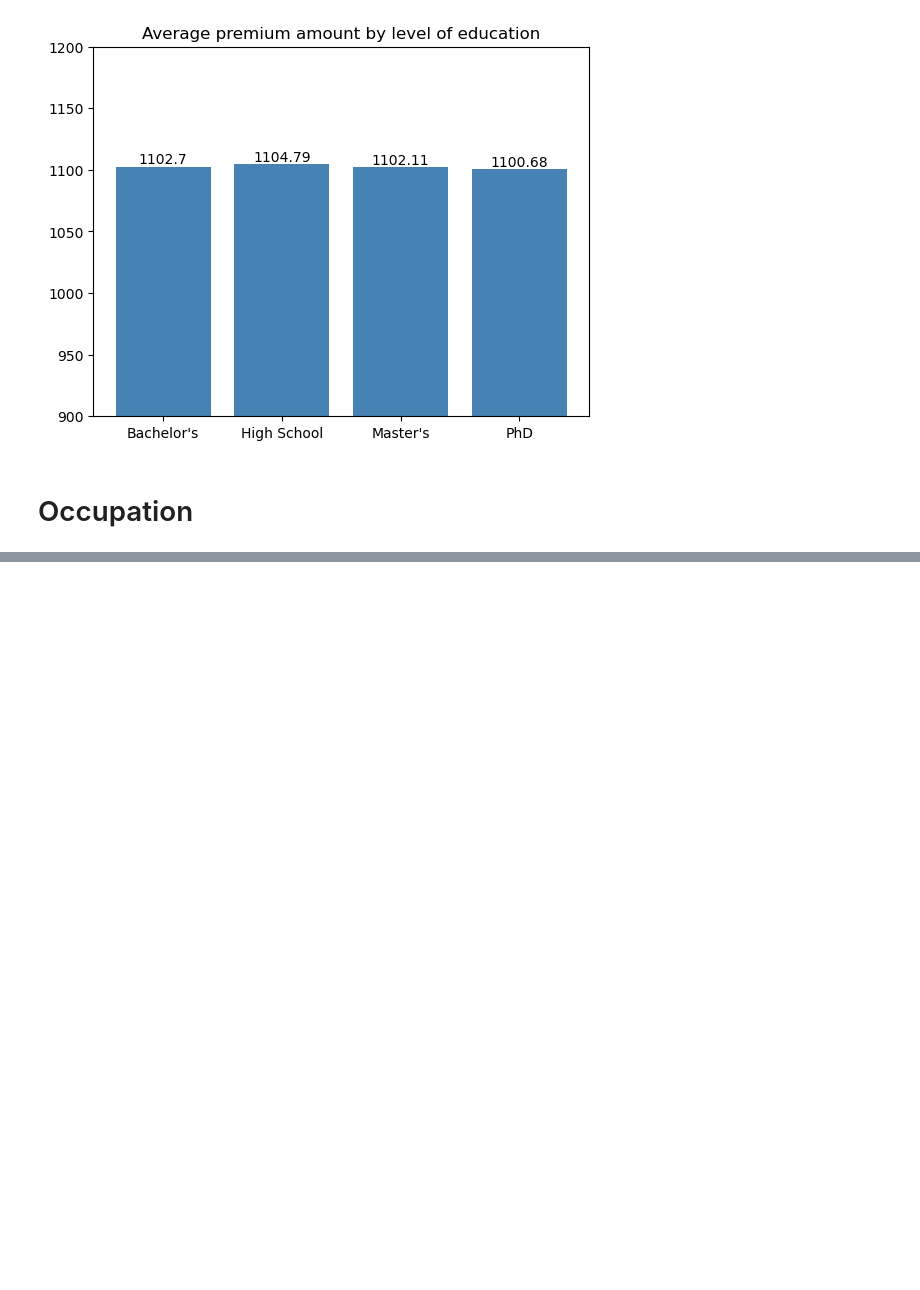
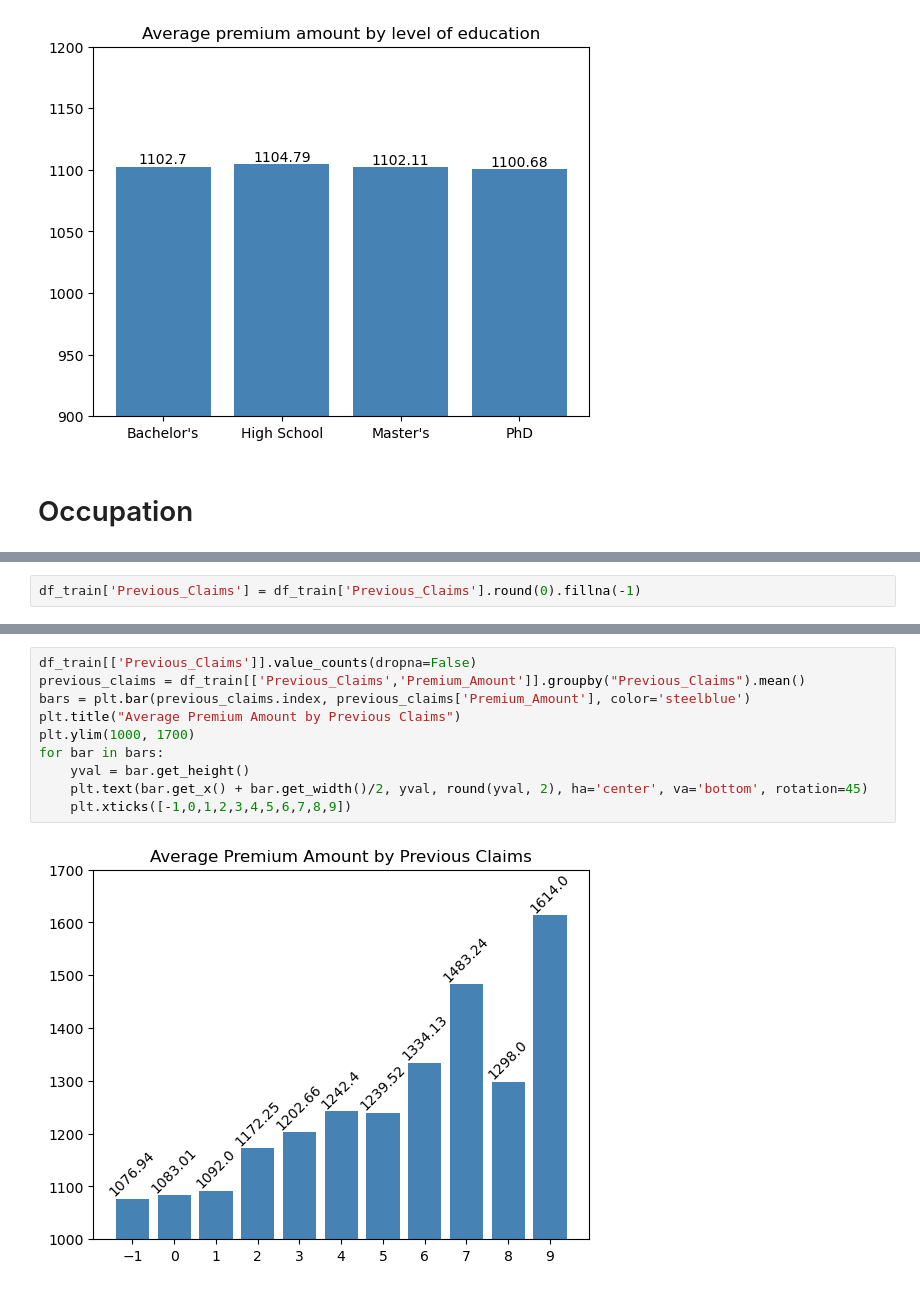
Before and after one commit to mbyczyns/Insurance---MachineLearning, a Jupyter notebook: eda-kopia.ipynb, the cells around one changed output, grey strips where cells are left out. Saved outputs shown, nothing was run; the diff lists cells and outputs as text; blank space fills up the shorter version.

```diff
--- a/eda-kopia.ipynb
+++ b/eda-kopia.ipynb
@@ -178,0 +230,2 @@ Text(0.5, 1.0, 'Avg Premium Amount by occupation type')
+# %%
+df_train['Previous_Claims'] = df_train['Previous_Claims'].round(0).fillna(-1)
@@ -178,0 +248,12 @@ Text(0.5, 1.0, 'Avg Premium Amount by occupation type')
+# %%
+df_train[['Previous_Claims']].value_counts(dropna=False)
+previous_claims = df_train[['Previous_Claims','Premium_Amount']].groupby("Previous_Claims").mean()
+bars = plt.bar(previous_claims.index, previous_claims['Premium_Amount'], color='steelblue')
+plt.title("Average Premium Amount by Previous Claims")
+plt.ylim(1000, 1700)
+for bar in bars:
+    yval = bar.get_height()
+    plt.text(bar.get_x() + bar.get_width()/2, yval, round(yval, 2), ha='center', va='bottom', rotation=45)
+    plt.xticks([-1,0,1,2,3,4,5,6,7,8,9])
+# %% [output]
+[figure, added]
```
Also changed, not shown: parts of 16 cells of this notebook, 1 other file.
